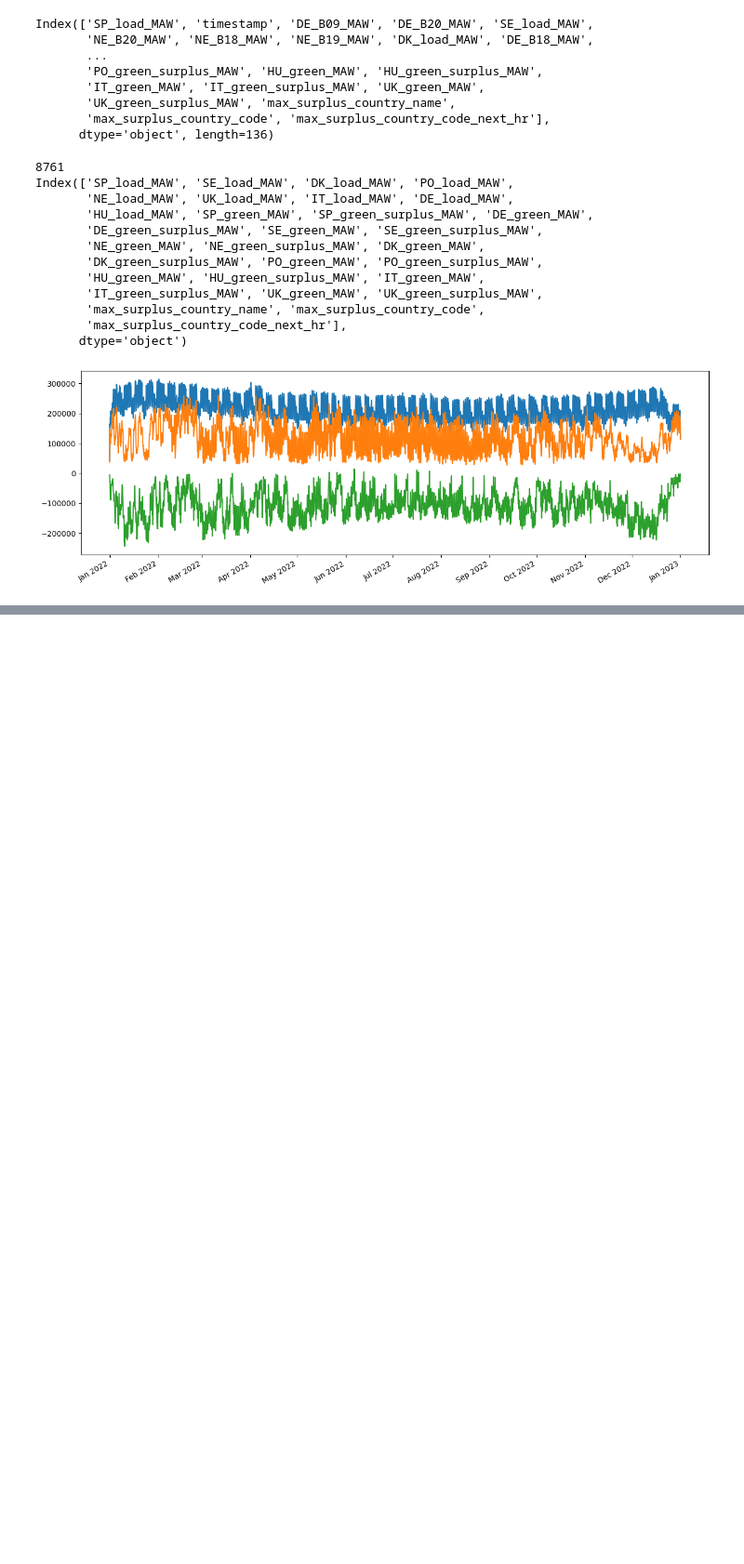
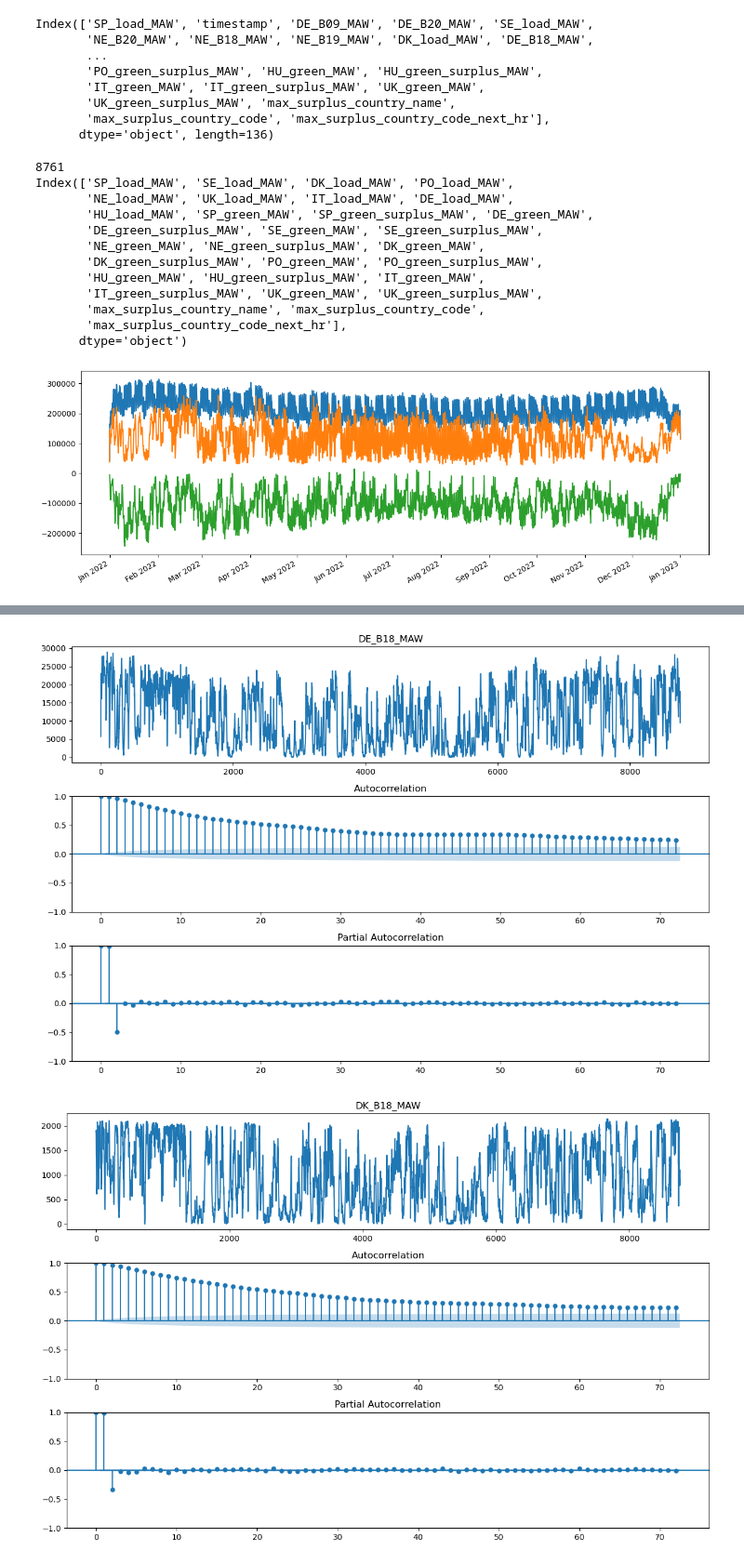
Before and after one commit to hikotei/2023_11_18-SE-Europe-Data_Challenge, a Jupyter notebook: 2023_11_20 data analysis.ipynb, the cells around one changed output, grey strips where cells are left out. Shown at 93% size. Cells and saved outputs as stored; diff of their text form; code cells hidden in the pictures; blank space fills up the shorter version.

```diff
--- a/2023_11_20 data analysis.ipynb
+++ b/2023_11_20 data analysis.ipynb
@@ -140,0 +271,29 @@ TypeError: unhashable type: 'Series'
+# %%
+# data = df_main['DE_load_MAW']
+# data = df_main['DE_B16_MAW'].dropna()
+
+# data = df_simp['DK_load_MAW'].dropna()
+# data = df_simp['DK_green_MAW'].dropna()
+
+pwr_types = ['DE_B18_MAW', 'DK_B18_MAW']
+
+for pwr_type in pwr_types :
+
+    data = df_main[pwr_type].dropna()
+
+    fig = plt.figure(figsize=(12, 8))
+
+    ax1 = fig.add_subplot(311)
+    ax1.plot(data)
+    ax1.set_title(pwr_type)
+
+    ax2 = fig.add_subplot(312)
+    fig = sm.graphics.tsa.plot_acf(data.squeeze(), lags=72, ax=ax2)
+
+    ax3 = fig.add_subplot(313)
+    fig = sm.graphics.tsa.plot_pacf(data, lags=72, ax=ax3)
+
+    plt.tight_layout()
+# %% [output]
+[figure, added]
+[figure, added]
```
Also changed, not shown: parts of 14 cells of this notebook.
